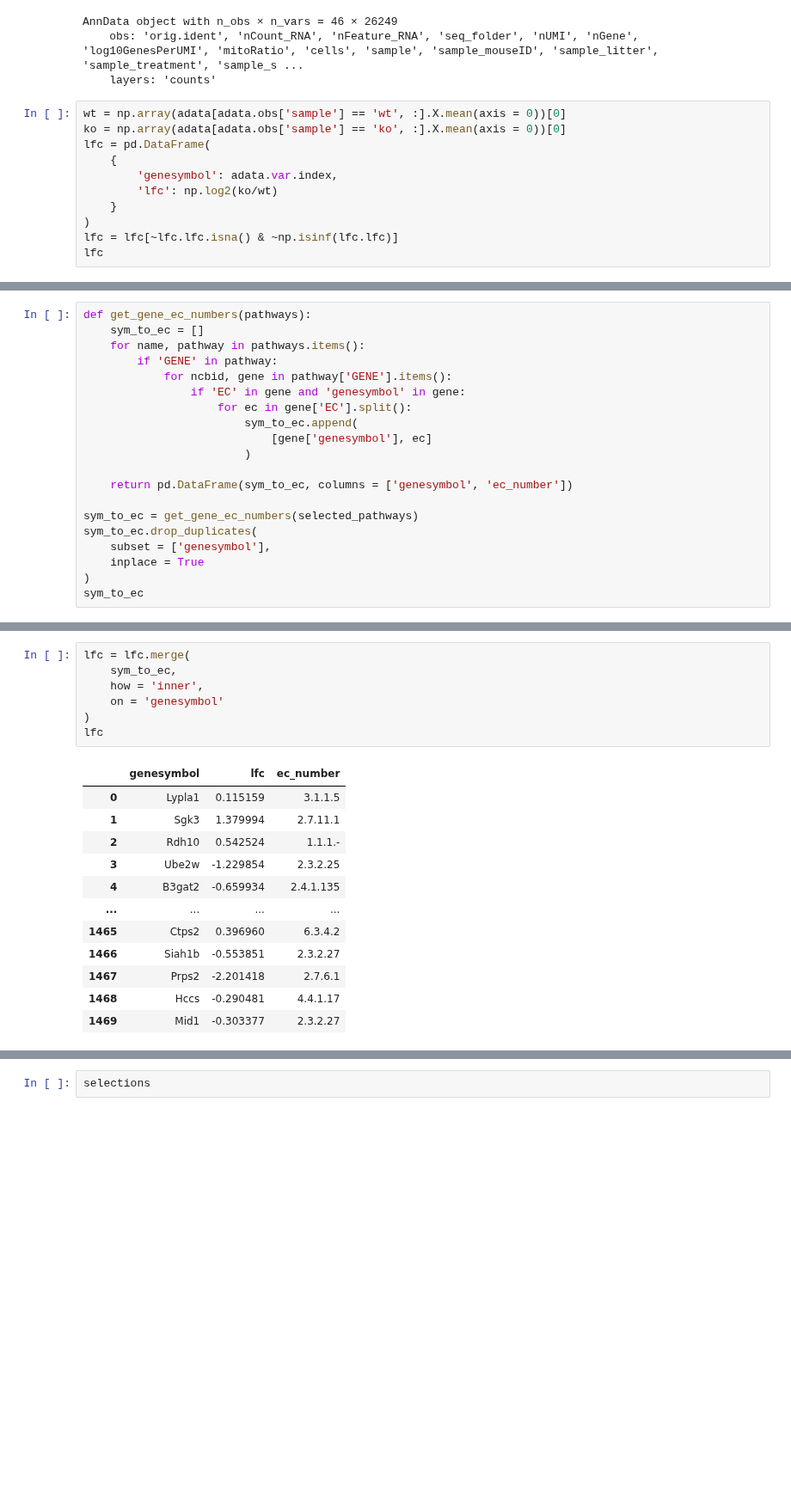
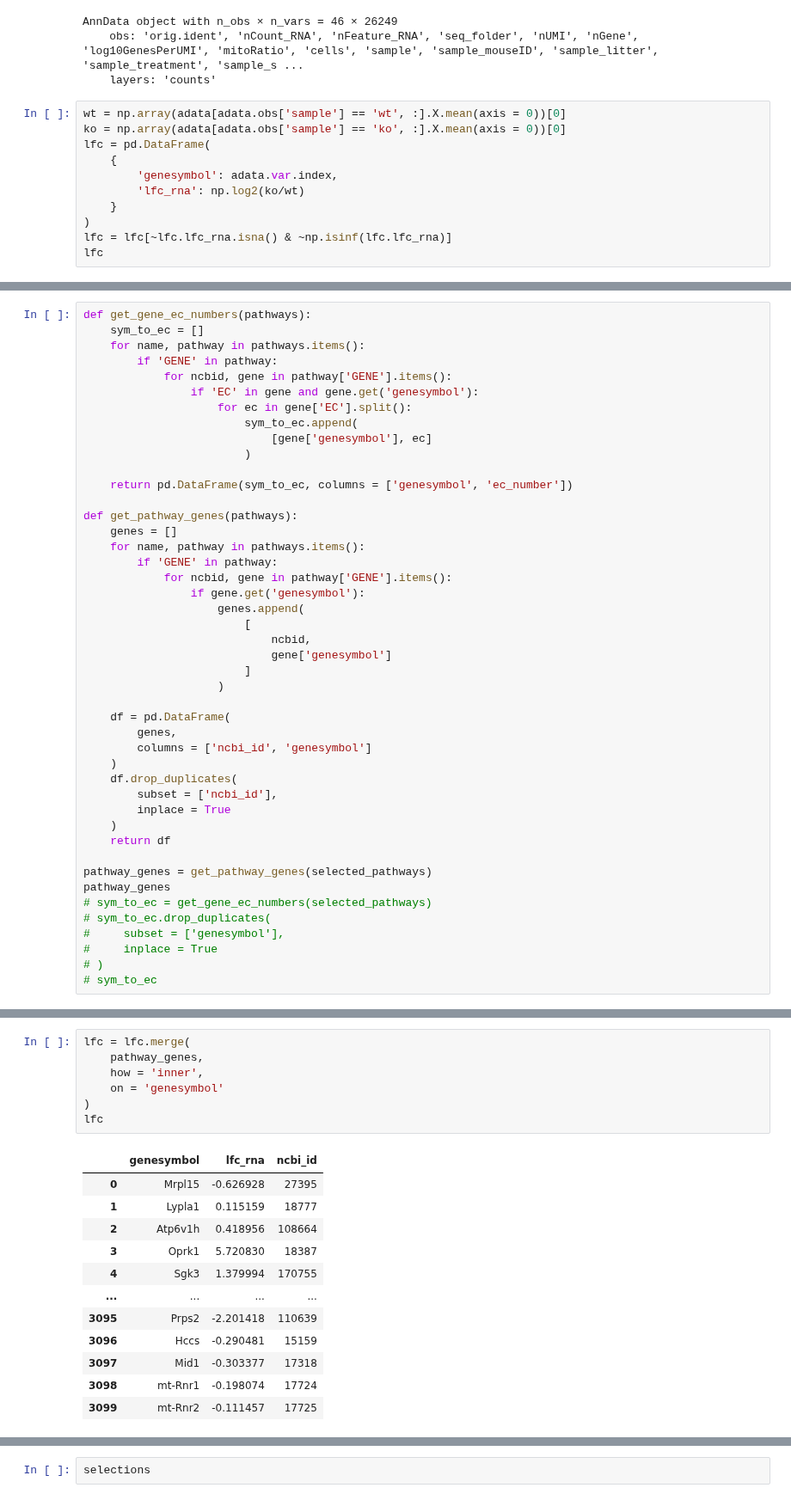
Before and after one commit to menchelab/novarinocollab, a Jupyter notebook: notebooks/metabo_analysis.ipynb, the cells around one changed output, grey strips where cells are left out. Shown at 86% size. Cells and saved outputs as stored; diff of their text form; blank space fills up the shorter version.

```diff
--- a/notebooks/metabo_analysis.ipynb
+++ b/notebooks/metabo_analysis.ipynb
@@ -831,9 +859,9 @@ ko = np.array(adata[adata.obs['sample'] == 'ko', :].X.mean(axis = 0))[0]
 lfc = pd.DataFrame(
     {
         'genesymbol': adata.var.index,
-        'lfc': np.log2(ko/wt)
+        'lfc_rna': np.log2(ko/wt)
     }
 )
-lfc = lfc[~lfc.lfc.isna() & ~np.isinf(lfc.lfc)]
+lfc = lfc[~lfc.lfc_rna.isna() & ~np.isinf(lfc.lfc_rna)]
 lfc
 # %% [output]
@@ -856,7 +920,7 @@ def get_gene_ec_numbers(pathways):
     for name, pathway in pathways.items():
         if 'GENE' in pathway:
             for ncbid, gene in pathway['GENE'].items():
-                if 'EC' in gene and 'genesymbol' in gene:
+                if 'EC' in gene and gene.get('genesymbol'):
                     for ec in gene['EC'].split():
                         sym_to_ec.append(
                             [gene['genesymbol'], ec]
@@ -864,10 +928,35 @@ def get_gene_ec_numbers(pathways):
 
     return pd.DataFrame(sym_to_ec, columns = ['genesymbol', 'ec_number'])
 
-sym_to_ec = get_gene_ec_numbers(selected_pathways)
-sym_to_ec.drop_duplicates(
-    subset = ['genesymbol'],
-    inplace = True
-)
-sym_to_ec
+def get_pathway_genes(pathways):
+    genes = []
+    for name, pathway in pathways.items():
+        if 'GENE' in pathway:
+            for ncbid, gene in pathway['GENE'].items():
+                if gene.get('genesymbol'):
+                    genes.append(
+                        [
+                            ncbid,
+                            gene['genesymbol']
+                        ]
+                    )
+
+    df = pd.DataFrame(
+        genes,
+        columns = ['ncbi_id', 'genesymbol']
+    )
+    df.drop_duplicates(
+        subset = ['ncbi_id'],
+        inplace = True
+    )
+    return df
+
+pathway_genes = get_pathway_genes(selected_pathways)
+pathway_genes
+# sym_to_ec = get_gene_ec_numbers(selected_pathways)
+# sym_to_ec.drop_duplicates(
+#     subset = ['genesymbol'],
+#     inplace = True
+# )
+# sym_to_ec
 # %% [output]
@@ -887,20 +999,20 @@ sym_to_ec
 # %%
 lfc = lfc.merge(
-    sym_to_ec,
+    pathway_genes,
     how = 'inner',
     on = 'genesymbol'
 )
 lfc
 # %% [output]
-|  | genesymbol | lfc | ec_number |
-| 0 | Lypla1 | 0.115159 | 3.1.1.5 |
-| 1 | Sgk3 | 1.379994 | 2.7.11.1 |
-| 2 | Rdh10 | 0.542524 | 1.1.1.- |
-| 3 | Ube2w | -1.229854 | 2.3.2.25 |
-| 4 | B3gat2 | -0.659934 | 2.4.1.135 |
+|  | genesymbol | lfc_rna | ncbi_id |
+| 0 | Mrpl15 | -0.626928 | 27395 |
+| 1 | Lypla1 | 0.115159 | 18777 |
+| 2 | Atp6v1h | 0.418956 | 108664 |
+| 3 | Oprk1 | 5.720830 | 18387 |
+| 4 | Sgk3 | 1.379994 | 170755 |
 | ... | ... | ... | ... |
-| 1465 | Ctps2 | 0.396960 | 6.3.4.2 |
-| 1466 | Siah1b | -0.553851 | 2.3.2.27 |
-| 1467 | Prps2 | -2.201418 | 2.7.6.1 |
-| 1468 | Hccs | -0.290481 | 4.4.1.17 |
-| 1469 | Mid1 | -0.303377 | 2.3.2.27 |
+| 3095 | Prps2 | -2.201418 | 110639 |
+| 3096 | Hccs | -0.290481 | 15159 |
+| 3097 | Mid1 | -0.303377 | 17318 |
+| 3098 | mt-Rnr1 | -0.198074 | 17724 |
+| 3099 | mt-Rnr2 | -0.111457 | 17725 |
```
Also changed, not shown: parts of 23 cells of this notebook, 1 other file.
